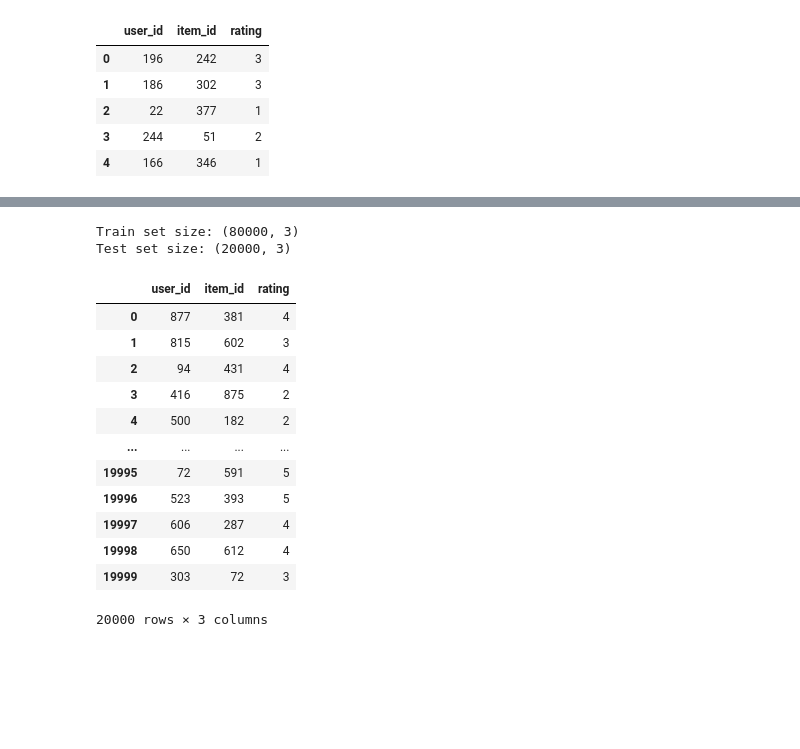
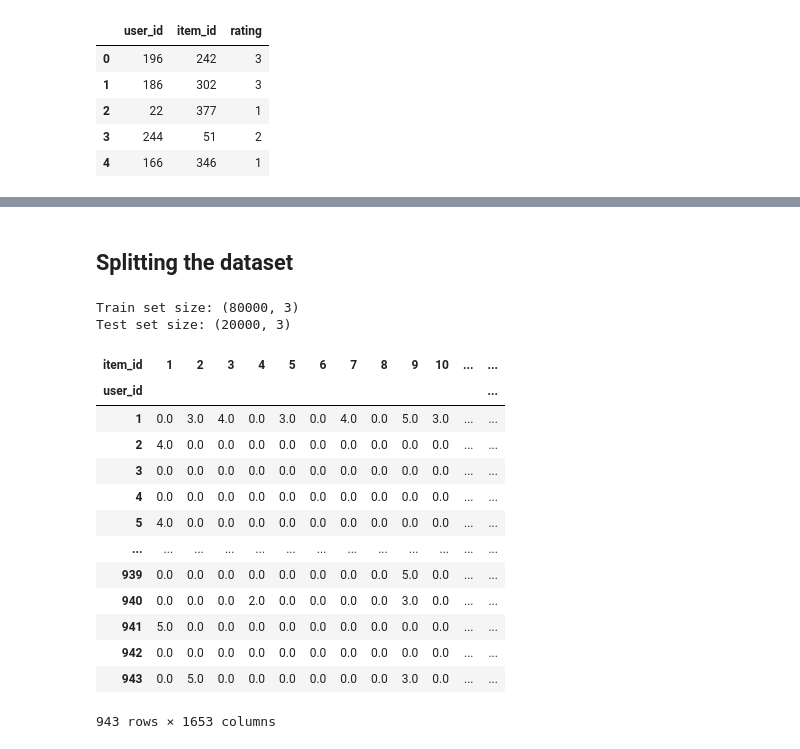
Before and after one commit to MatteoZorzi/RecomenderSystemsProject, a Jupyter notebook: paper_implementation_2.ipynb, the cells around one changed output, grey strips where cells are left out. Saved outputs shown, nothing was run; the diff lists cells and outputs as text; code cells hidden in the pictures; blank space fills up the shorter version.

```diff
--- a/paper_implementation_2.ipynb
+++ b/paper_implementation_2.ipynb
@@ -505,35 +596,43 @@ ratings.head()
+# %% [markdown]
+## Splitting the dataset
 # %%
 from sklearn.model_selection import train_test_split
 
-# Split the data (80% train, 20% test)
 train_df, test_df = train_test_split(ratings, test_size=0.2, random_state=42)
-
-# Reset index for better handling
 train_df = train_df.reset_index(drop=True)
 test_df = test_df.reset_index(drop=True)
 
-# Check the size of each dataset
 print(f"Train set size: {train_df.shape}")
 print(f"Test set size: {test_df.shape}")
+
+# ======== 2. Build matrices from training set =========
+
+# 2.1 User-Item Rating Matrix (Train)
+train_rating_matrix = train_df.pivot(index="user_id", columns="item_id", values="rating").fillna(0)
+
+# 2.2 Binary User-Category Matrix (Train) — if you have user genres or attributes
+# (Assuming you have a function for this, e.g., `build_binary_user_genre_matrix`)
+train_user_category_matrix = build_user_genre_matrix(train_df, items)  # Implement your own if needed
 # %% [output]
 Train set size: (80000, 3)
 Test set size: (20000, 3)
-# %%
-test_df
-# %% [output]
-|  | user_id | item_id | rating |
-| 0 | 877 | 381 | 4 |
-| 1 | 815 | 602 | 3 |
-| 2 | 94 | 431 | 4 |
-| 3 | 416 | 875 | 2 |
-| 4 | 500 | 182 | 2 |
-| ... | ... | ... | ... |
-| 19995 | 72 | 591 | 5 |
-| 19996 | 523 | 393 | 5 |
-| 19997 | 606 | 287 | 4 |
-| 19998 | 650 | 612 | 4 |
-| 19999 | 303 | 72 | 3 |
-20000 rows × 3 columns
+# %%
+train_rating_matrix
+# %% [output]
+| item_id | 1 | 2 | 3 | 4 | 5 | 6 | 7 | 8 | 9 | 10 | ... | ... |
+| user_id |  |  |  |  |  |  |  |  |  |  |  | ... |
+| 1 | 0.0 | 3.0 | 4.0 | 0.0 | 3.0 | 0.0 | 4.0 | 0.0 | 5.0 | 3.0 | ... | ... |
+| 2 | 4.0 | 0.0 | 0.0 | 0.0 | 0.0 | 0.0 | 0.0 | 0.0 | 0.0 | 0.0 | ... | ... |
+| 3 | 0.0 | 0.0 | 0.0 | 0.0 | 0.0 | 0.0 | 0.0 | 0.0 | 0.0 | 0.0 | ... | ... |
+| 4 | 0.0 | 0.0 | 0.0 | 0.0 | 0.0 | 0.0 | 0.0 | 0.0 | 0.0 | 0.0 | ... | ... |
+| 5 | 4.0 | 0.0 | 0.0 | 0.0 | 0.0 | 0.0 | 0.0 | 0.0 | 0.0 | 0.0 | ... | ... |
+| ... | ... | ... | ... | ... | ... | ... | ... | ... | ... | ... | ... | ... |
+| 939 | 0.0 | 0.0 | 0.0 | 0.0 | 0.0 | 0.0 | 0.0 | 0.0 | 5.0 | 0.0 | ... | ... |
+| 940 | 0.0 | 0.0 | 0.0 | 2.0 | 0.0 | 0.0 | 0.0 | 0.0 | 3.0 | 0.0 | ... | ... |
+| 941 | 5.0 | 0.0 | 0.0 | 0.0 | 0.0 | 0.0 | 0.0 | 0.0 | 0.0 | 0.0 | ... | ... |
+| 942 | 0.0 | 0.0 | 0.0 | 0.0 | 0.0 | 0.0 | 0.0 | 0.0 | 0.0 | 0.0 | ... | ... |
+| 943 | 0.0 | 5.0 | 0.0 | 0.0 | 0.0 | 0.0 | 0.0 | 0.0 | 3.0 | 0.0 | ... | ... |
+943 rows × 1653 columns
 # %%
 true_ratings = []
 predicted_ratings = []
```
Also changed, not shown: parts of 18 cells of this notebook.
